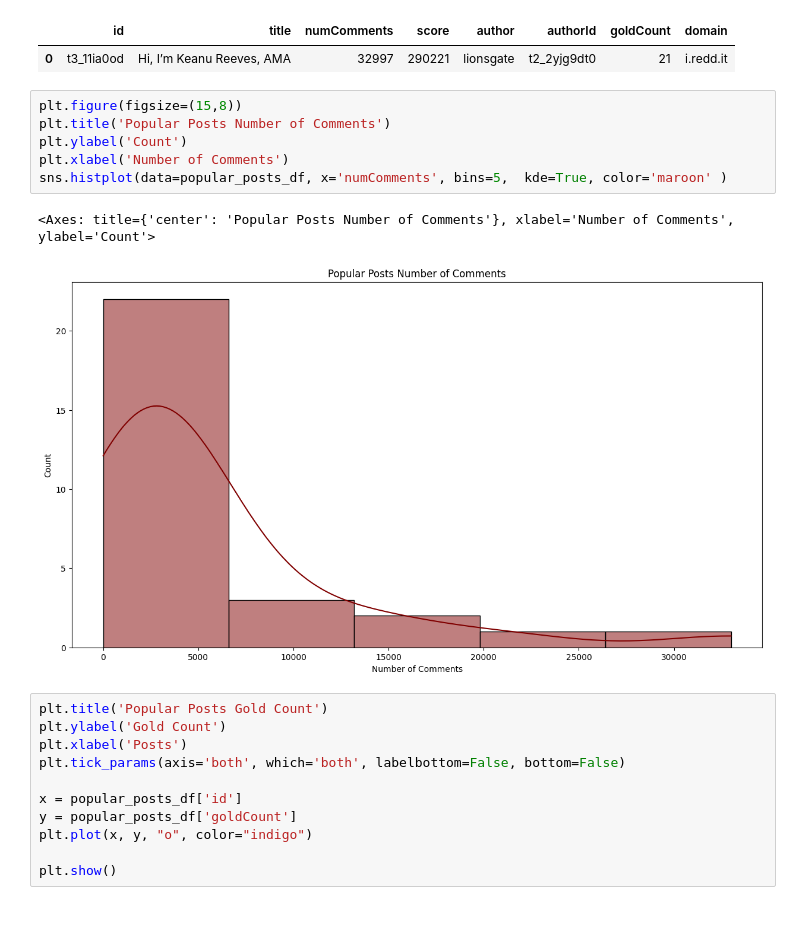
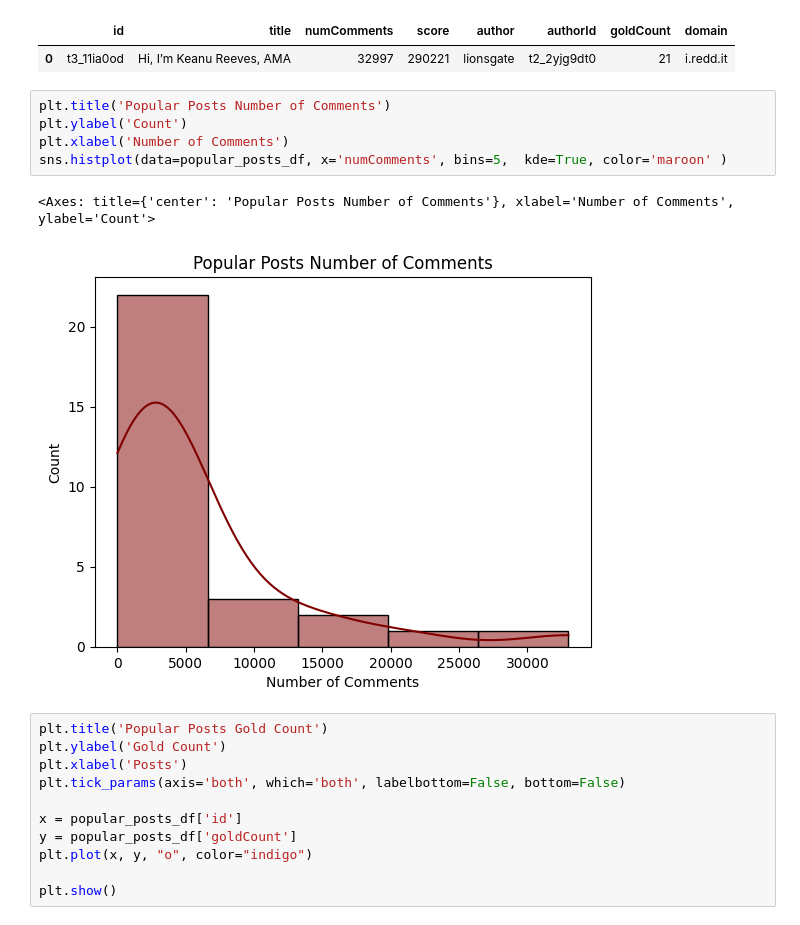
Before and after one commit to AslihanYoldas/Data-Science-reddit-api-project-Ada-lovelace-academy, a Jupyter notebook: main.ipynb, the cells around one changed output. Cells and saved outputs as stored; diff of their text form.

```diff
--- a/main.ipynb
+++ b/main.ipynb
@@ -383,14 +383,13 @@ popular_posts_df.query('score > 250000')
 |  | id | title | numComments | score | author | authorId | goldCount | domain |
 | 0 | t3_11ia0od | Hi, I’m Keanu Reeves, AMA | 32997 | 290221 | lionsgate | t2_2yjg9dt0 | 21 | i.redd.it |
 # %%
-plt.figure(figsize=(15,8))
 plt.title('Popular Posts Number of Comments')
 plt.ylabel('Count')
 plt.xlabel('Number of Comments')
 sns.histplot(data=popular_posts_df, x='numComments', bins=5,  kde=True, color='maroon' )
 # %% [output]
 <Axes: title={'center': 'Popular Posts Number of Comments'}, xlabel='Number of Comments', ylabel='Count'>
-[figure, old version]
+[figure, new version]
 # %%
 plt.title('Popular Posts Gold Count')
 plt.ylabel('Gold Count')
```
Also changed, not shown: parts of 14 cells of this notebook, 1 other file.
